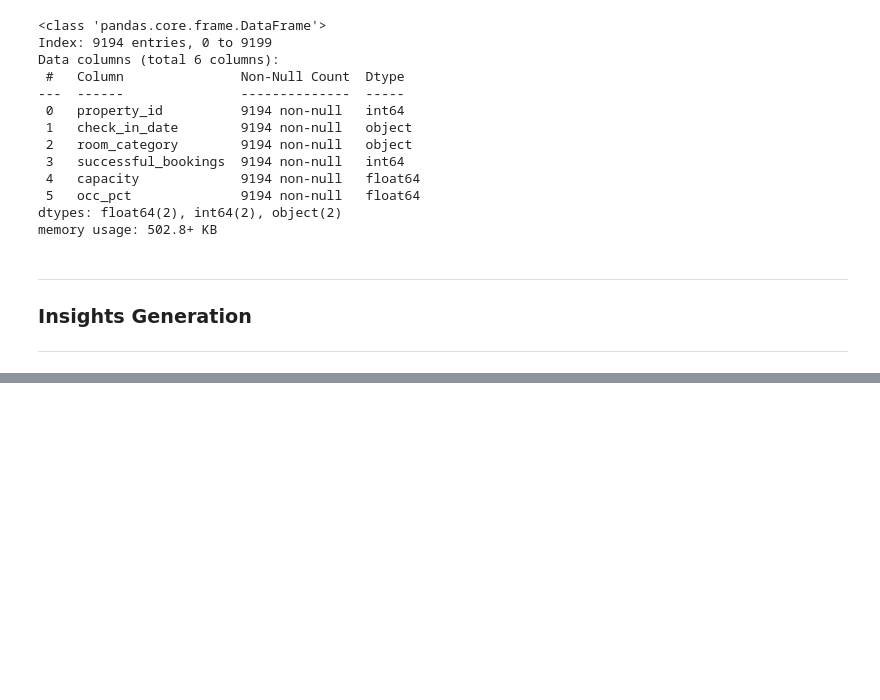
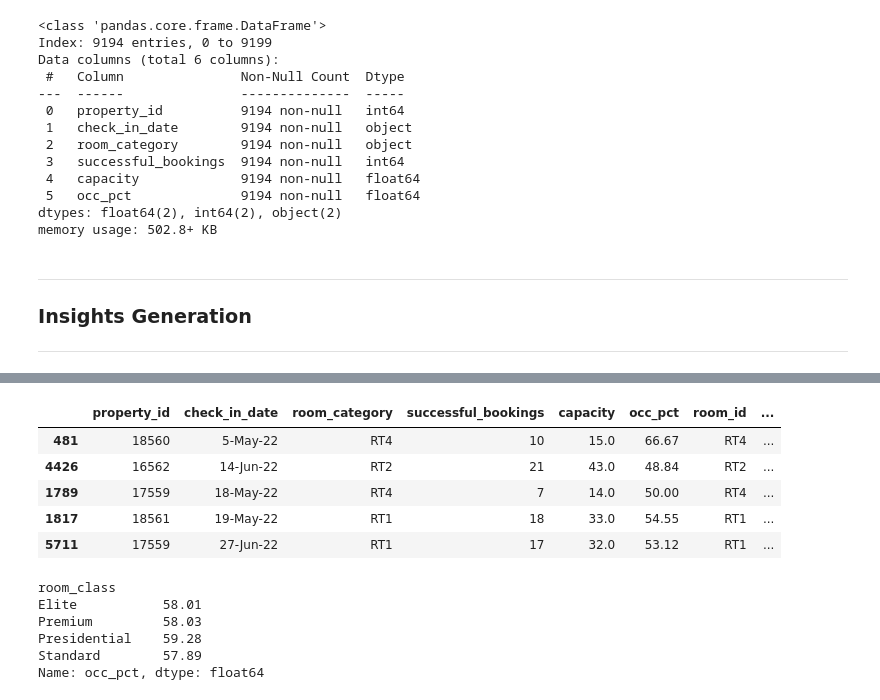
Before and after one commit to predictor450v/EDA_ANALYSIS_HOSPITALITY, a Jupyter notebook: analysis.ipynb, the cells around one changed output, grey strips where cells are left out. Saved outputs shown, nothing was run; the diff lists cells and outputs as text; code cells hidden in the pictures; blank space fills up the shorter version.

```diff
--- a/analysis.ipynb
+++ b/analysis.ipynb
@@ -663,0 +692,19 @@ memory usage: 502.8+ KB
+# %%
+df =pd.merge(df_agg_bookings,df_rooms,left_on='room_category',right_on='room_id')
+df.sample(5)
+# %% [output]
+|  | property_id | check_in_date | room_category | successful_bookings | capacity | occ_pct | room_id | ... |
+| 481 | 18560 | 5-May-22 | RT4 | 10 | 15.0 | 66.67 | RT4 | ... |
+| 4426 | 16562 | 14-Jun-22 | RT2 | 21 | 43.0 | 48.84 | RT2 | ... |
+| 1789 | 17559 | 18-May-22 | RT4 | 7 | 14.0 | 50.00 | RT4 | ... |
+| 1817 | 18561 | 19-May-22 | RT1 | 18 | 33.0 | 54.55 | RT1 | ... |
+| 5711 | 17559 | 27-Jun-22 | RT1 | 17 | 32.0 | 53.12 | RT1 | ... |
+# %%
+df.groupby("room_class")["occ_pct"].mean().round(2)
+# %% [output]
+room_class
+Elite           58.01
+Premium         58.03
+Presidential    59.28
+Standard        57.89
+Name: occ_pct, dtype: float64
```
Also changed, not shown: parts of 6 cells of this notebook.
